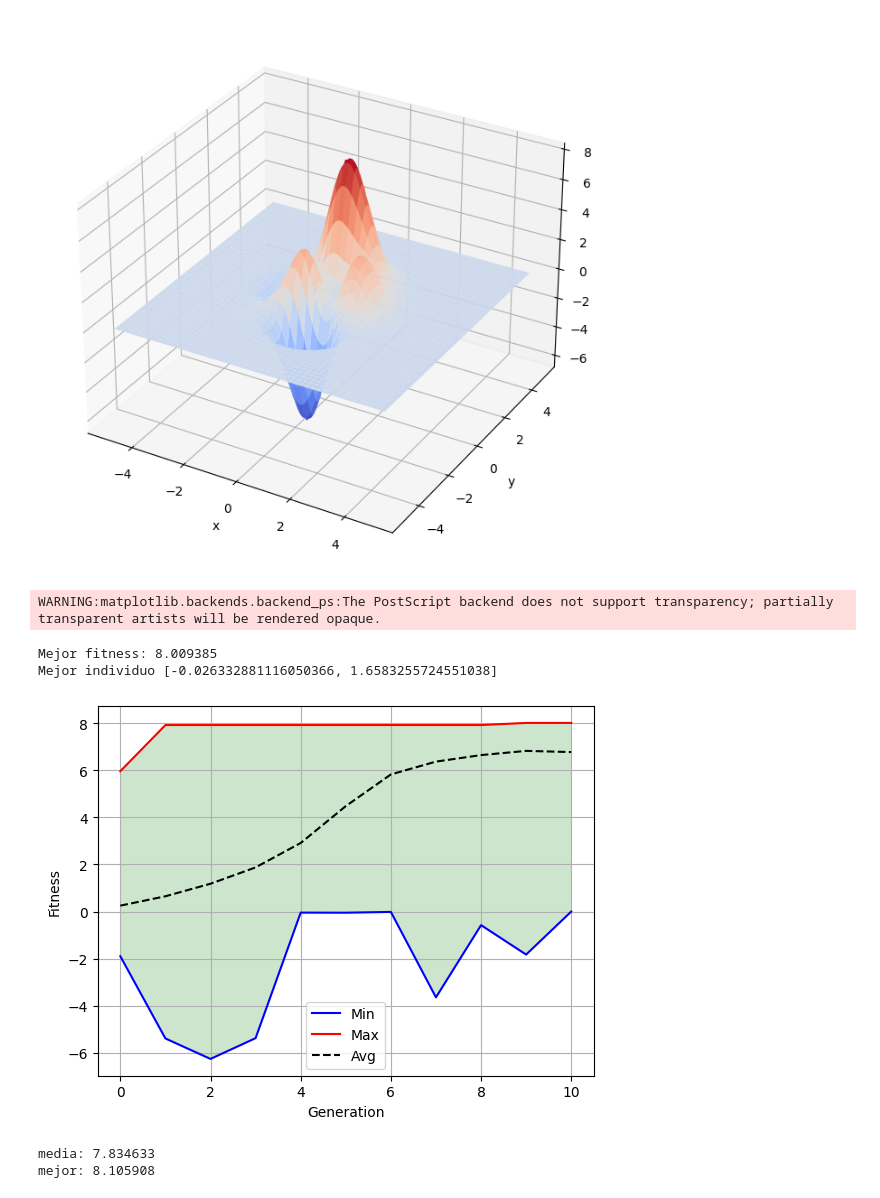
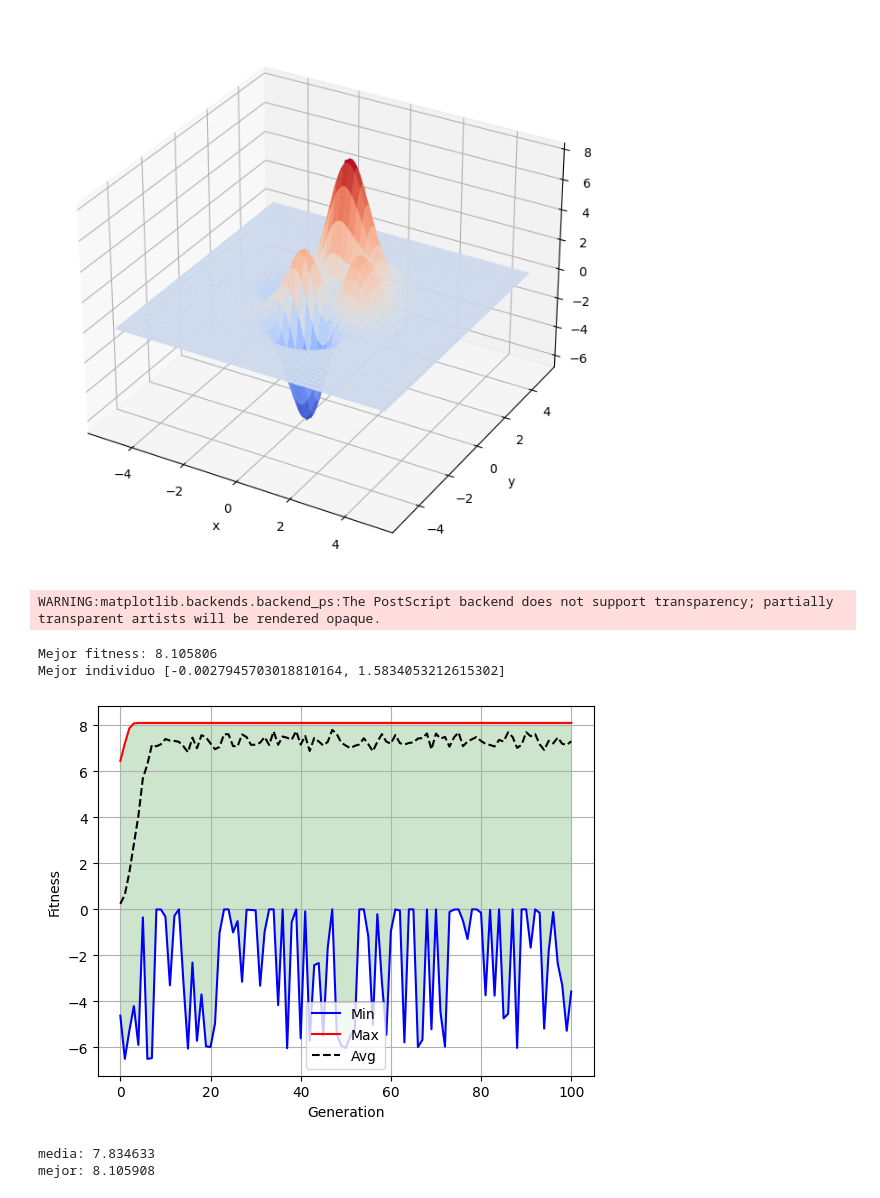
Before and after one commit to mpoyatos/APRENDIZAJE_AUTOMATICO_23_24, a Jupyter notebook: ALGORITMO GENETICO/Problema_Sencillo_AG.ipynb, the cells around one changed output. Drawn from its saved outputs; the diff is of its cells as text; code cells hidden in the pictures.

```diff
--- a/ALGORITMO GENETICO/Problema_Sencillo_AG.ipynb
+++ b/ALGORITMO GENETICO/Problema_Sencillo_AG.ipynb
@@ -1079,69 +1085,54 @@ ax.set_zlabel("f(x,y)")
 Text(0.5, 0, 'f(x,y)')
 [figure]
 # %%
+# Creamos los objetos para definir el problema y el tipo de individuo
+creator.create("FitnessMax", base.Fitness, weights=(1.0,))
+creator.create("Individual", list, fitness=creator.FitnessMax)
+
+toolbox = base.Toolbox()
+
 # Generación de genes
 toolbox.register("attr_uniform", random.uniform, -5, 5)
 
 # Generación de inviduos y población
 toolbox.register("individual", tools.initRepeat, creator.Individual,
-                 toolbox.attr_uniform, 2)
+                 toolbox.attr_uniform, 2) # NUMERO DE INDIVIDUOS: X,Y (SON DOS)
 toolbox.register("population", tools.initRepeat, list,
-                 toolbox.individual, 100)
+                 toolbox.individual, 128)
 
 # Registro de operaciones genéticas
 toolbox.register("evaluate", funcion_objetivo_1)
 toolbox.register("mate", tools.cxOnePoint)
 toolbox.register("mutate", tools.mutGaussian, mu=0,
                  sigma= 5, indpb=0.2)
 toolbox.register("select", tools.selTournament, tournsize=3)
 
-def plot_evolucion(log):
-    """
-    Representa la evolución del mejor individuo en cada generación
-    """
-    gen = log.select("gen")
-    fit_mins = log.select("min")
-    fit_maxs = log.select("max")
-    fit_ave = log.select("avg")
-
-    fig, ax1 = plt.subplots()
-    ax1.plot(gen, fit_mins, "b")
-    ax1.plot(gen, fit_maxs, "r")
-    ax1.plot(gen, fit_ave, "--k")
-    ax1.fill_between(gen, fit_mins, fit_maxs, facecolor='g', alpha = 0.2)  #where=fit_maxs >= fit_mins
-    ax1.set_xlabel("Generation")
-    ax1.set_ylabel("Fitness")
-    # ax1.set_ylim([-10, 160])
-    ax1.legend(["Min", "Max", "Avg"], loc="lower center")
-    plt.grid(True)
-    plt.savefig("Convergencia.eps", dpi = 300)
-
 def main():
     # random.seed(42)
-    CXPB, MUTPB, NGEN = 0.6, 0.4, 10
+    CXPB, MUTPB, NGEN = 0.7, 0.3, 100
     pop = toolbox.population()
     hof = tools.HallOfFame(1)
     stats = tools.Statistics(lambda ind: ind.fitness.values)
     stats.register("avg", np.mean)
     stats.register("std", np.std)
     stats.register("min", np.min)
     stats.register("max", np.max)
     logbook = tools.Logbook()
     pop, logbook = algorithms.eaSimple(pop, toolbox, cxpb=CXPB,
                                        mutpb=MUTPB, ngen=NGEN, stats=stats,
                                        halloffame=hof, verbose=False)
     return hof, logbook
 
 
 best, log = main()
 print("Mejor fitness: %f" %best[0].fitness.values)
 print("Mejor individuo %s" %best[0])
 plot_evolucion(log)
 # %% [output]
 WARNING:matplotlib.backends.backend_ps:The PostScript backend does not support transparency; partially transparent artists will be rendered opaque.
-Mejor fitness: 8.009385
-Mejor individuo [-0.026332881116050366, 1.6583255724551038]
+Mejor fitness: 8.105806
+Mejor individuo [-0.0027945703018810164, 1.5834053212615302]
-[figure, old version]
+[figure, new version]
 # %%
 # Inicializamos la lista de las soluciones. Almacenaremos el fitness
 # del mejor individuo de cada intento del algoritmo genético
```
Also changed, not shown: parts of 9 cells of this notebook.
